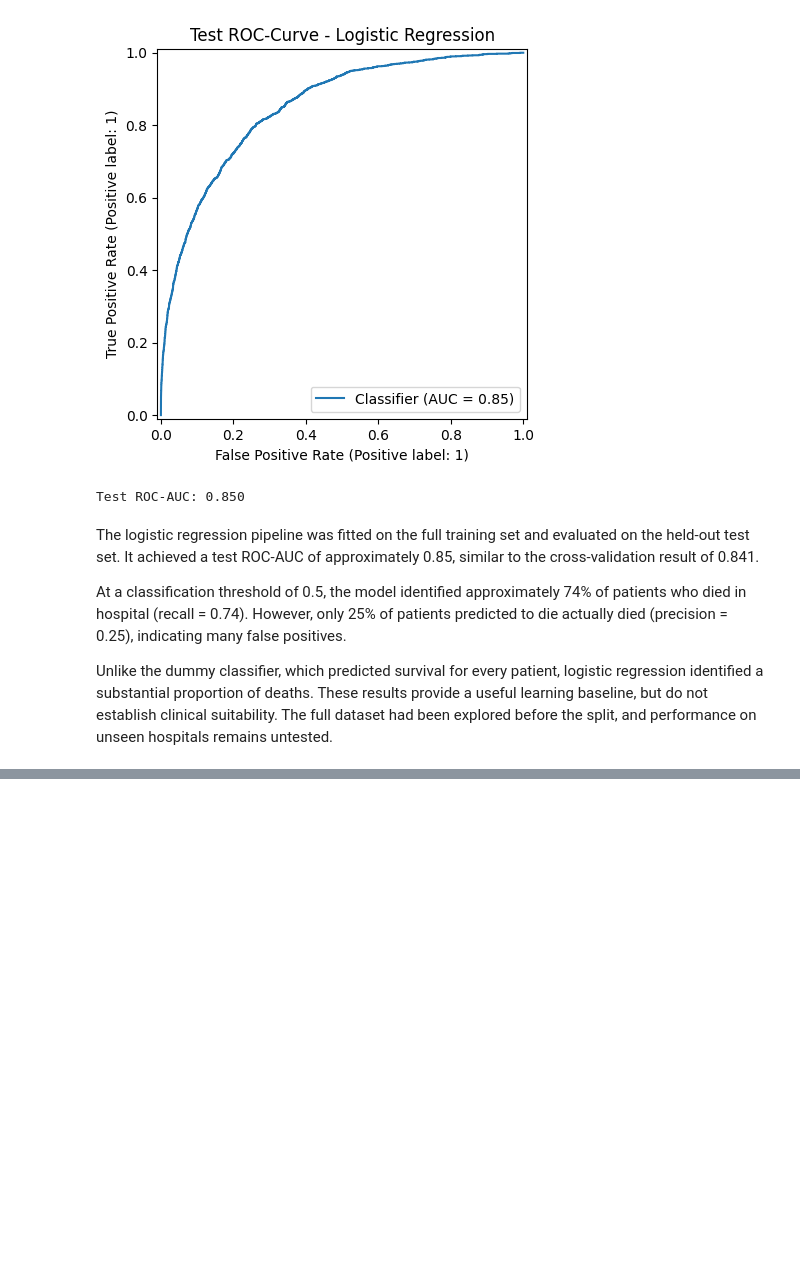
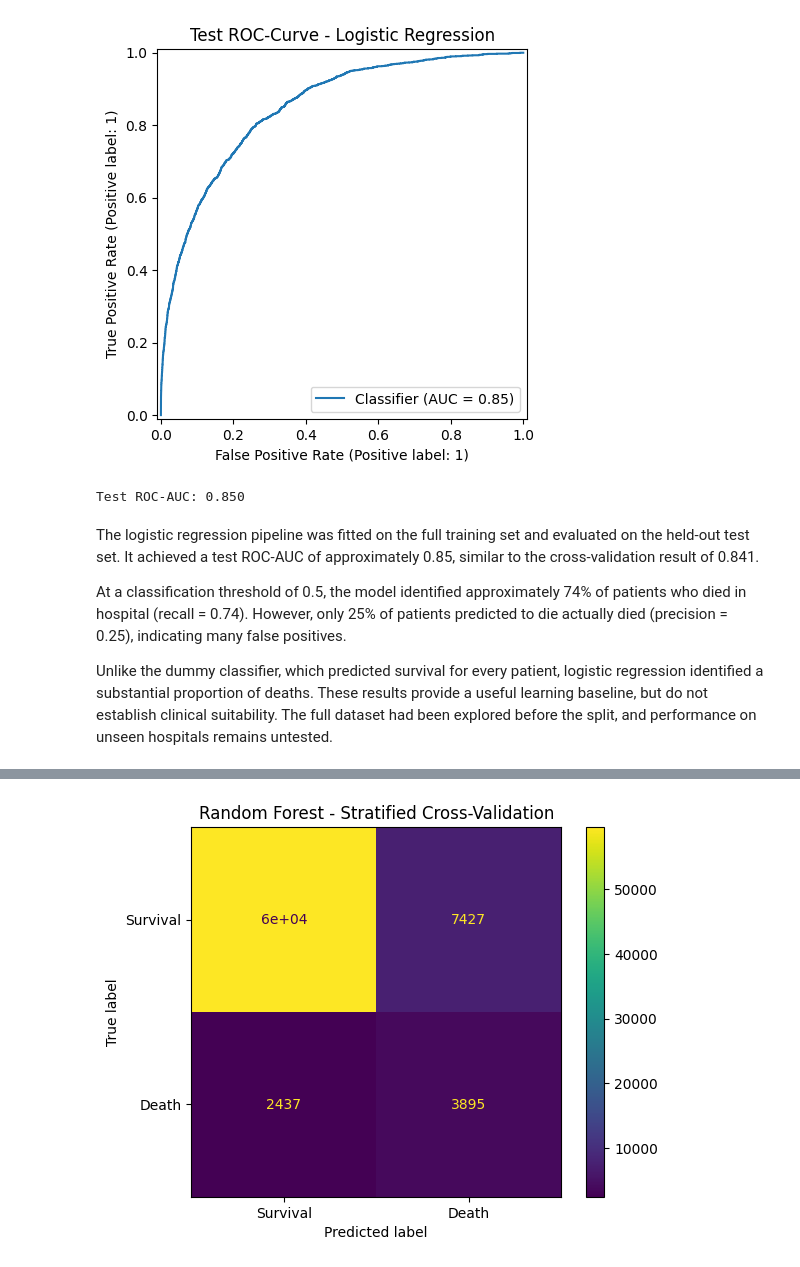
Before and after one commit to dr-koehler-ai/ICU-Mortality-Prediction, a Jupyter notebook: Early_ICU_Mortality_Prediction.ipynb, the cells around one changed output, grey strips where cells are left out. Saved outputs shown, nothing was run; the diff lists cells and outputs as text; code cells hidden in the pictures; blank space fills up the shorter version.

```diff
--- a/Early_ICU_Mortality_Prediction.ipynb
+++ b/Early_ICU_Mortality_Prediction.ipynb
@@ -938,0 +944,86 @@ Unlike the dummy classifier, which predicted survival for every patient, logisti
+# %%
+# Random Forrest
+
+rf_pipeline = Pipeline([
+    ("preprocessor", clone(preprocessor)),
+    ("classifier", RandomForestClassifier(
+        n_estimators=100,
+        max_depth=10,
+        min_samples_leaf=5,
+        class_weight="balanced",
+        random_state=42,
+        n_jobs=-1
+    ))
+])
+
+#cv_params = {"max_depth": [2,3,4,None],
+#            "min_samples_leaf": [1,2,3],
+#           "min_samples_split": [2,3,4],
+#          "max_features": [2,3,4],
+#         "n_estimators": [75,100,125,150]}
+
+#scoring = {"accuracy", "precision", "recall", "f1"}
+
+#rf_grid_search = GridSearchCV(
+#    rf_pipeline,
+#    cv_params,
+#    cv=cv,
+#    scoring=scoring,
+#    refit="f1")
+
+#rf_grid_search.fit(X_train, y_train)
+
+#cv_results = pd.DataFrame(rf_grid_search.cv_results_)
+
+# Predictions
+rf_prob = cross_val_predict(
+    rf_pipeline,
+    X_train,
+    y_train,
+    cv=cv,
+    method="predict_proba"
+)[:, 1]
+
+rf_pred = (rf_prob >= 0.5).astype(int)
+
+# Classification Report
+
+print(classification_report(y_train, rf_pred))
+
+# Confusion Matrix
+
+cm = confusion_matrix(y_train, rf_pred)
+disp = ConfusionMatrixDisplay(confusion_matrix=cm, display_labels=["Survival", "Death"])
+disp.plot(values_format="d")
+plt.title("Random Forest - Stratified Cross-Validation")
+plt.show()
+
+# ROC Curve and ROC-AUC
+
+RocCurveDisplay.from_predictions(y_train, rf_prob) # Use probabilities for ROC curve
+plt.title("ROC-Curve - Random Forest")
+plt.show()
+
+rf_roc_auc = roc_auc_score(y_train, rf_prob)
+print(f"ROC-AUC: {rf_roc_auc:.3f}")
+
+# Precision-Recall Curve and PR-AUC
+
+PrecisionRecallDisplay.from_predictions(
+    y_train,
+    rf_prob
+)
+
+plt.title("Precision-Recall Curve – Random Forest")
+plt.show()
+
+rf_average_precision = average_precision_score(
+    y_train,
+    rf_prob
+)
+
+print(
+    "Average Precision:",
+    f"{rf_average_precision:.3f}"
+)
+# %% [output]
@@ -938,0 +1038 @@ Unlike the dummy classifier, which predicted survival for every patient, logisti
+[figure, added]
```
Also changed, not shown: parts of 10 cells of this notebook.
